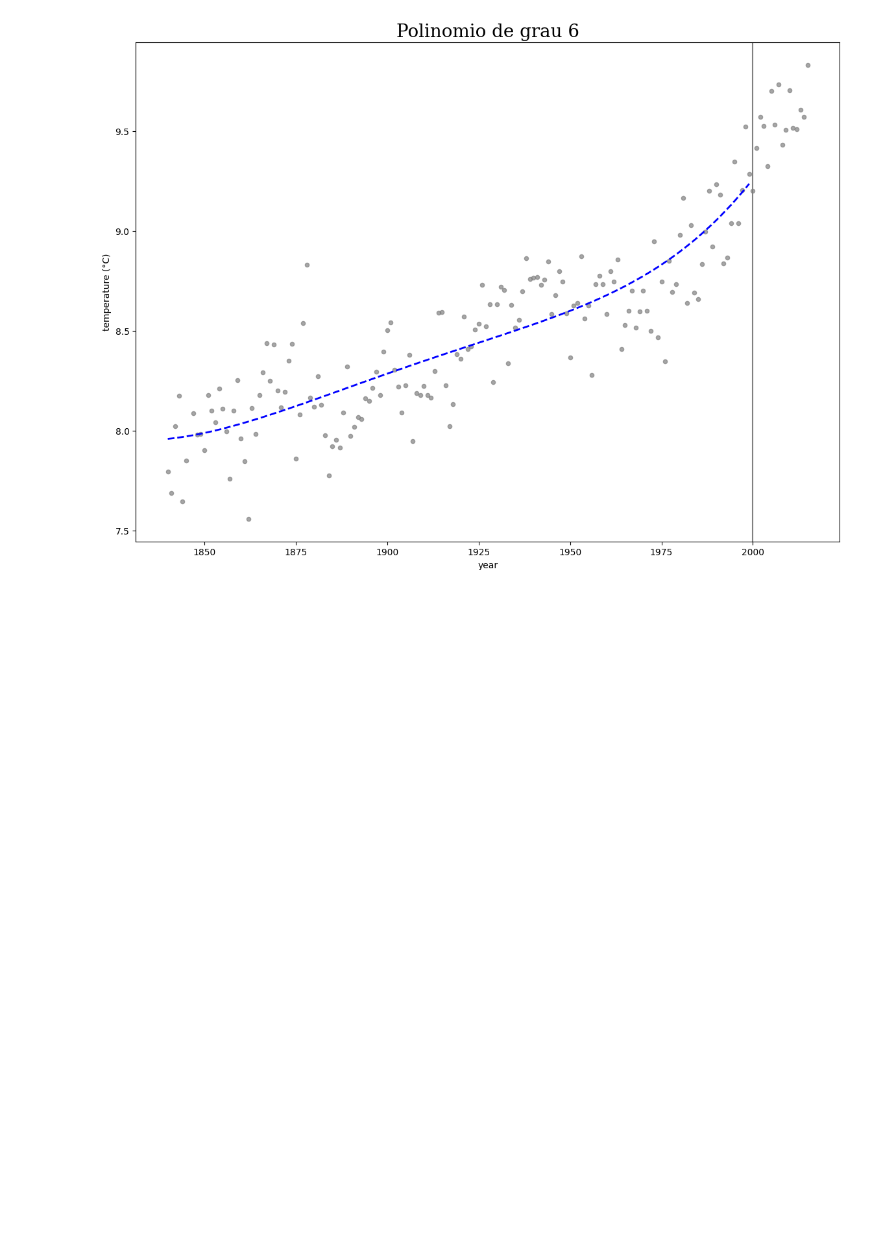
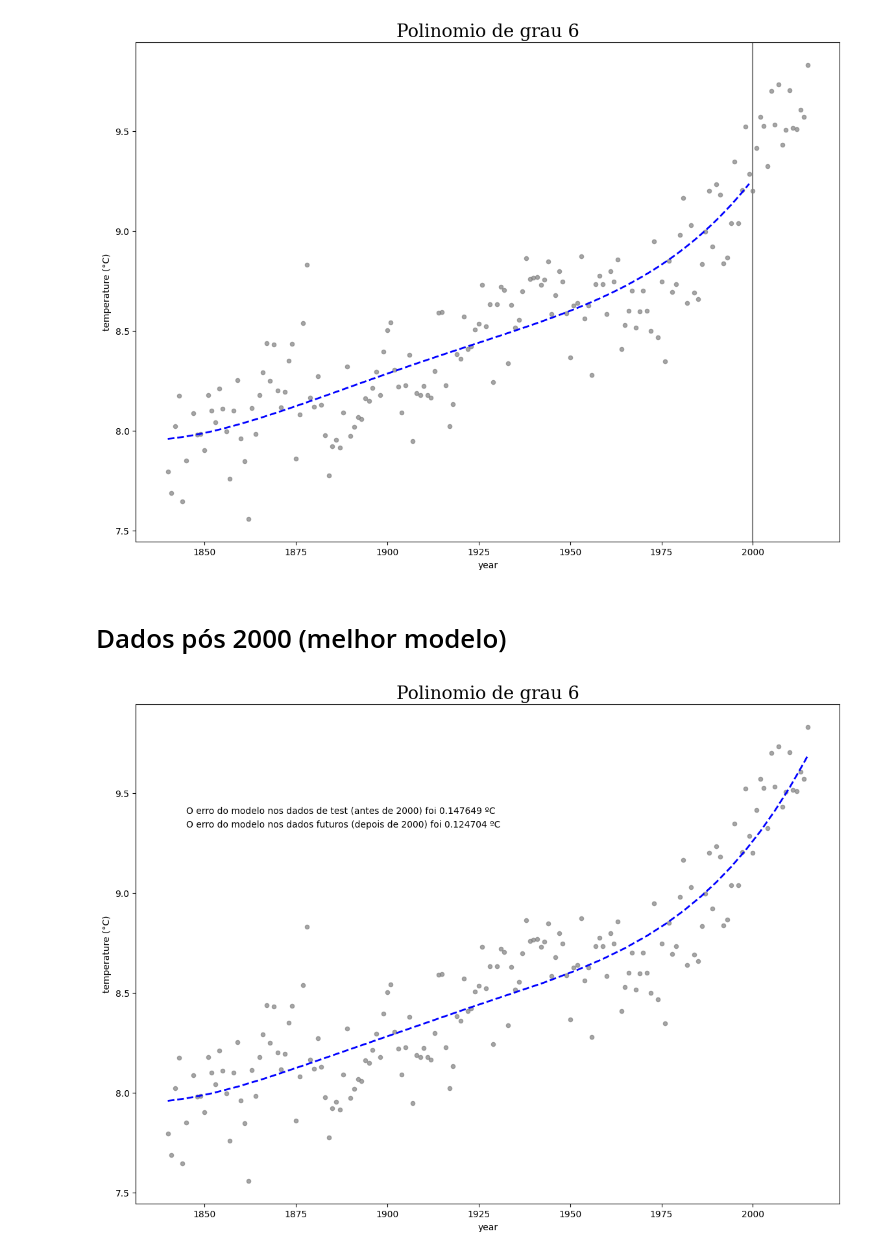
Before and after one commit to gtironi/a2_al_ridge_regression, a Jupyter notebook: plots.ipynb, the cells around one changed output. Saved outputs shown, nothing was run; the diff lists cells and outputs as text; code cells hidden in the pictures; blank space fills up the shorter version.

Commit message:
gráfico dos dados futuros

```diff
--- a/plots.ipynb
+++ b/plots.ipynb
@@ -118,3 +118,29 @@ plt.savefig('6d_model.png', format = 'png')
 plt.show()
 # %% [output]
 [figure]
+# %% [markdown]
+# Dados pós 2000 (melhor modelo)
+# %%
+years = mean_temp_year.year.values.tolist()
+x_alldata = []
+
+for y in years:
+    x_alldata.append([y])
+
+model6D = make_pipeline(PolynomialFeatures(6), Ridge(alpha=100000000))
+model6D.fit(x_train, y_train)
+D6_all_data = model6D.predict(x_alldata)
+
+plt.xlabel('year')
+plt.ylabel('temperature (°C)')
+plt.title('Polinomio de grau 6', fontdict = font1)
+
+plt.scatter(mean_temp_year.year, mean_temp_year.LandAverageTemperature, c='grey', alpha = 0.7, s = 20)
+plt.plot(mean_temp_year.year, D6_all_data, color='blue', lw = 2, ls = '--')
+plt.text(1845, 9.4, 'O erro do modelo nos dados de test (antes de 2000) foi 0.147649 ºC')
+plt.text(1845, 9.33, 'O erro do modelo nos dados futuros (depois de 2000) foi 0.124704 ºC')
+
+plt.savefig('6d_model_future.png', format = 'png')
+plt.show()
+# %% [output]
+[figure, added]
```
Also changed, not shown: 1 other file.
